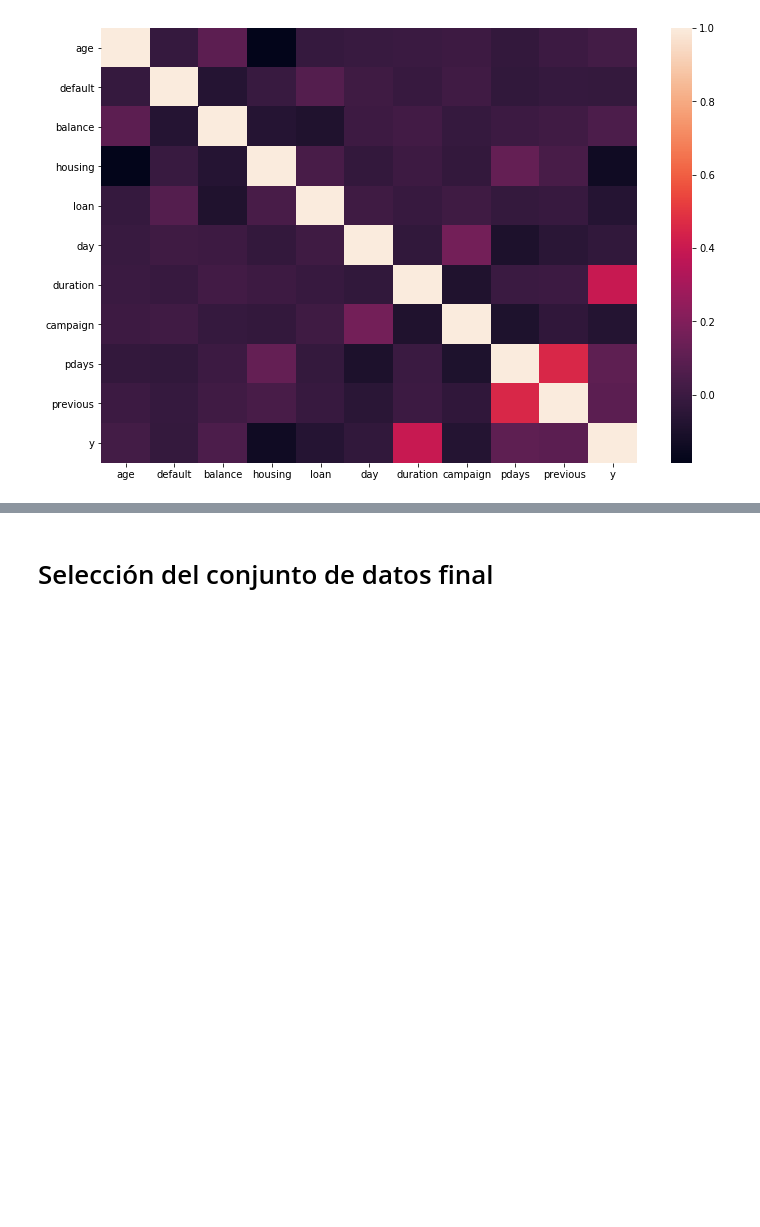
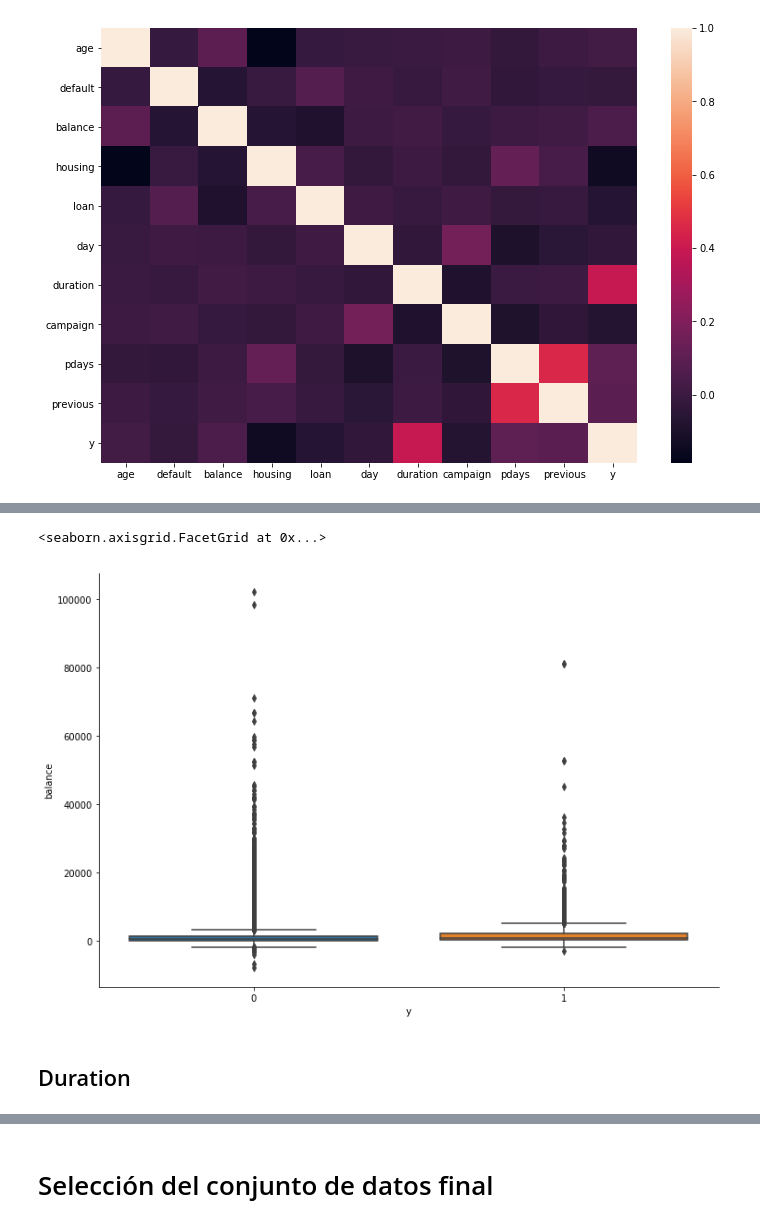
Before and after one commit to JoanMartin/UIB-MasterInBigData, a Jupyter notebook: Statistical-Learning-and-Decision-Making-II/Bank classification/Bank Classification.ipynb, the cells around one changed output, grey strips where cells are left out. Saved outputs shown, nothing was run; the diff lists cells and outputs as text; code cells hidden in the pictures; blank space fills up the shorter version.

```diff
--- a/Statistical-Learning-and-Decision-Making-II/Bank classification/Bank Classification.ipynb
+++ b/Statistical-Learning-and-Decision-Making-II/Bank classification/Bank Classification.ipynb
@@ -144,0 +196,13 @@ sns.heatmap(corr,
+# %%
+sns.factorplot(kind='box',
+               x='y',
+               y='balance',
+               data=df,
+               size=7,
+               aspect=1.5,
+               legend_out=False)
+# %% [output]
+<seaborn.axisgrid.FacetGrid at 0x...>
+[figure, added]
+# %% [markdown]
+## Duration
```
Also changed, not shown: parts of 56 cells of this notebook, 1 other file.
